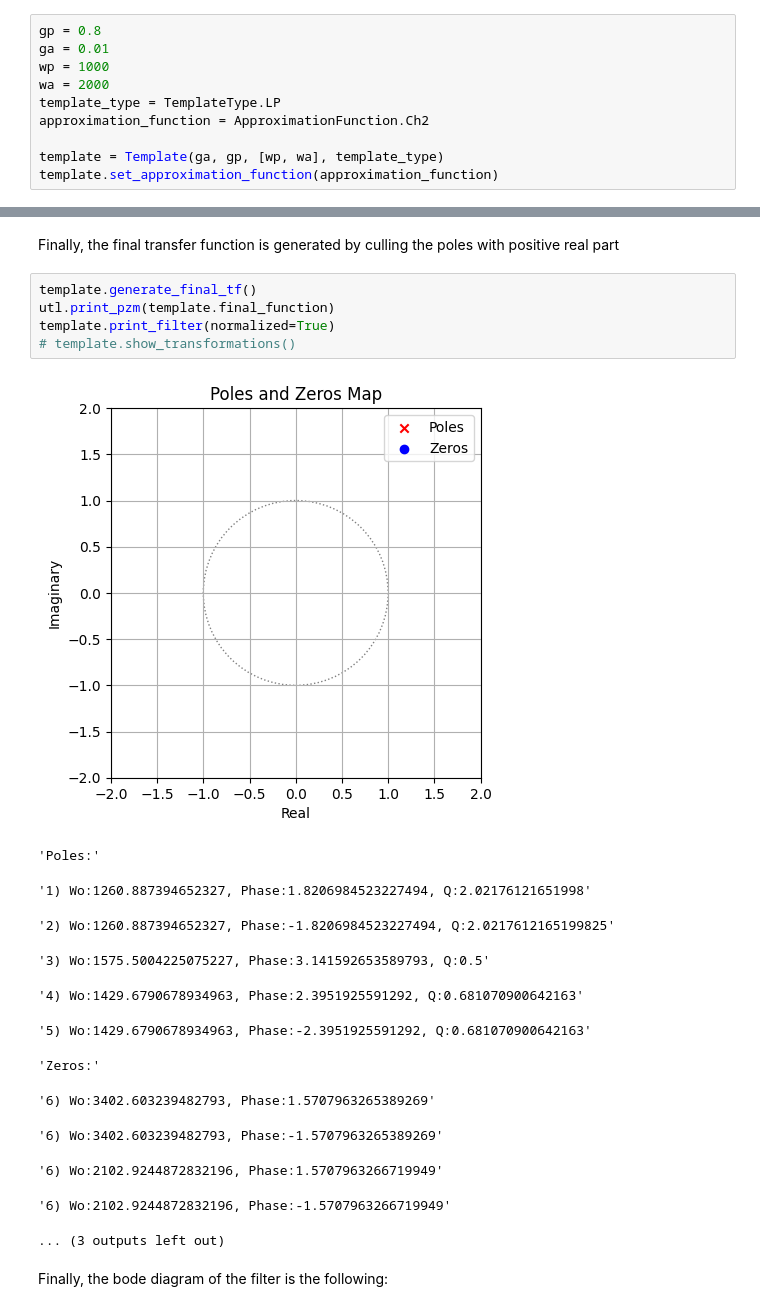
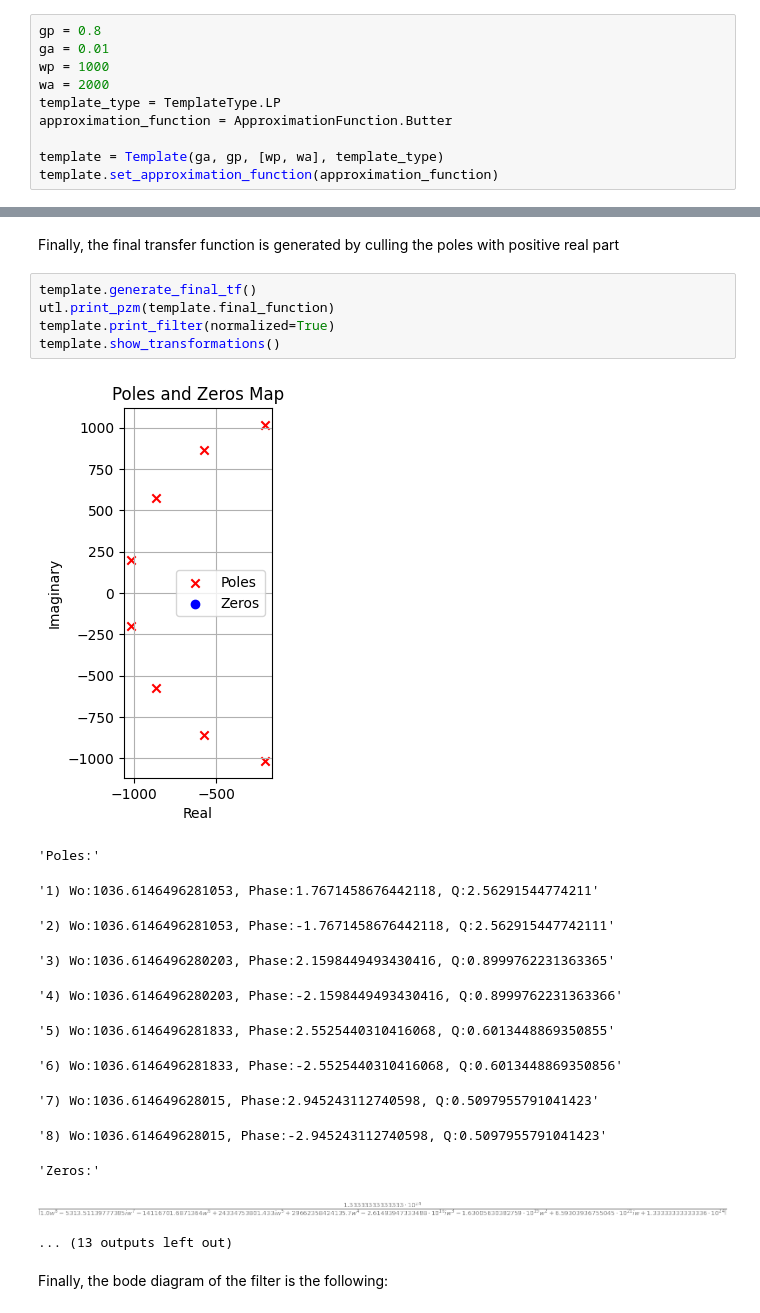
Before and after one commit to Torino1564/Filter-Wizard, a Jupyter notebook: Run.ipynb, the cells around one changed output, grey strips where cells are left out. Drawn from its saved outputs; the diff is of its cells as text.

```diff
--- a/Run.ipynb
+++ b/Run.ipynb
@@ -9,7 +9,7 @@ ga = 0.01
 wp = 1000
 wa = 2000
 template_type = TemplateType.LP
-approximation_function = ApproximationFunction.Ch2
+approximation_function = ApproximationFunction.Butter
 
 template = Template(ga, gp, [wp, wa], template_type)
 template.set_approximation_function(approximation_function)
@@ -59,22 +59,22 @@ Finally, the final transfer function is generated by culling the poles with posi
 # %%
 template.generate_final_tf()
 utl.print_pzm(template.final_function)
 template.print_filter(normalized=True)
-# template.show_transformations()
+template.show_transformations()
 # %% [output]
-[figure, old version]
+[figure, new version]
 'Poles:'
-'1) Wo:1260.887394652327, Phase:1.8206984523227494, Q:2.02176121651998'
+'1) Wo:1036.6146496281053, Phase:1.7671458676442118, Q:2.56291544774211'
-'2) Wo:1260.887394652327, Phase:-1.8206984523227494, Q:2.0217612165199825'
+'2) Wo:1036.6146496281053, Phase:-1.7671458676442118, Q:2.562915447742111'
-'3) Wo:1575.5004225075227, Phase:3.141592653589793, Q:0.5'
+'3) Wo:1036.6146496280203, Phase:2.1598449493430416, Q:0.8999762231363365'
-'4) Wo:1429.6790678934963, Phase:2.3951925591292, Q:0.681070900642163'
+'4) Wo:1036.6146496280203, Phase:-2.1598449493430416, Q:0.8999762231363366'
-'5) Wo:1429.6790678934963, Phase:-2.3951925591292, Q:0.681070900642163'
+'5) Wo:1036.6146496281833, Phase:2.5525440310416068, Q:0.6013448869350855'
-'Zeros:'
+'6) Wo:1036.6146496281833, Phase:-2.5525440310416068, Q:0.6013448869350856'
-'6) Wo:3402.603239482793, Phase:1.5707963265389269'
+'7) Wo:1036.614649628015, Phase:2.945243112740598, Q:0.5097955791041423'
-'6) Wo:3402.603239482793, Phase:-1.5707963265389269'
+'8) Wo:1036.614649628015, Phase:-2.945243112740598, Q:0.5097955791041423'
-'6) Wo:2102.9244872832196, Phase:1.5707963266719949'
+'Zeros:'
+[figure, added]
-'6) Wo:2102.9244872832196, Phase:-1.5707963266719949'
+... (13 outputs left out)
-... (3 outputs left out)
 # %% [markdown]
 Finally, the bode diagram of the filter is the following:
 # %%
```
Also changed, not shown: parts of 4 cells of this notebook, 5 other files.
